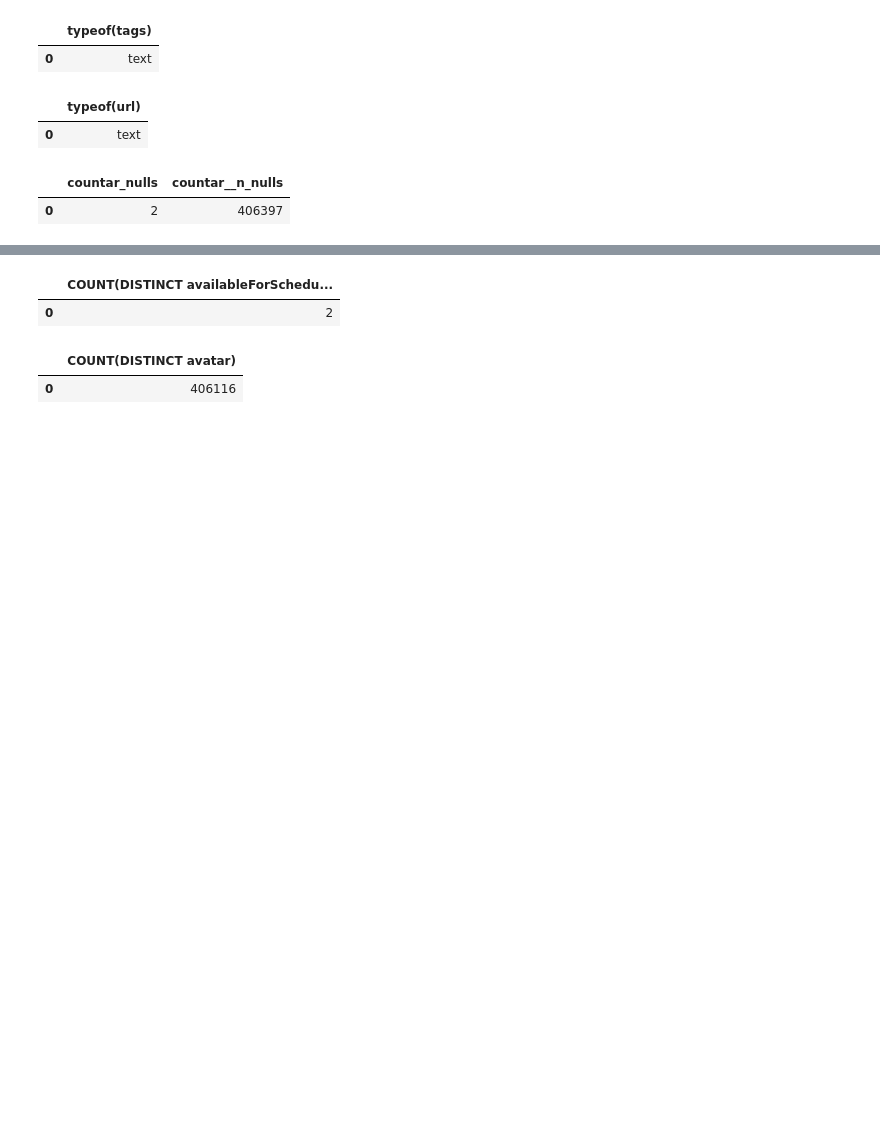
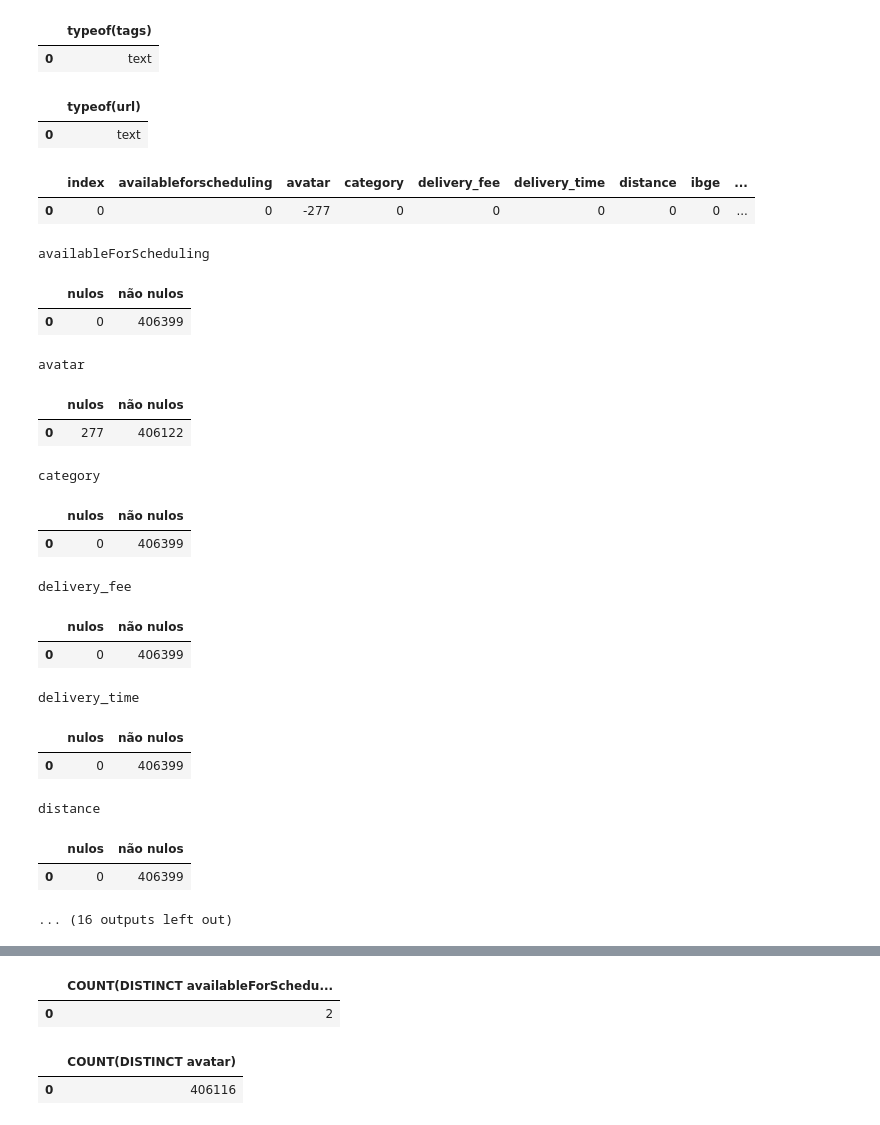
Before and after one commit to LeonardoHBritoo/Querys-Dados-Ifood, a Jupyter notebook: LendoDeArquivo.ipynb, the cells around one changed output, grey strips where cells are left out. Drawn from its saved outputs; the diff is of its cells as text; code cells hidden in the pictures; blank space fills up the shorter version.

```diff
--- a/LendoDeArquivo.ipynb
+++ b/LendoDeArquivo.ipynb
@@ -46,16 +111,57 @@ for i in ifood.columns:
 | 0 | text |
 |  | typeof(url) |
 | 0 | text |
+# %%
+# Contagem de nulos/não nulos
+query = """SELECT
+                count(index)-count(*) as index,
+                count("availableForScheduling")-count(*) as availableForScheduling,
+                count(avatar)-count(*) as avatar,
+                count(category)-count(*) as category,
+                count(delivery_fee)-count(*) as delivery_fee,
+                count(delivery_time)-count(*) as delivery_time,
+                count(distance)-count(*) as distance,
+                count(ibge)-count(*) as ibge,
+                count("minimumOrderValue")-count(*) as minimumOrderValue,
+                count(name)-count(*) as name,
+                count("paymentCodes")-count(*) as paymentCodes,
+                count("price_range")-count(*) as price_range,
+                count(rating)-count(*) as rating,
+                count(tags)-count(*) as tags,
+                count(url)-count(*) as url
+            FROM public.ifood_dados"""
+display(pd.read_sql(query,conexao))
+# %% [output]
+|  | index | availableforscheduling | avatar | category | delivery_fee | delivery_time | distance | ibge | ... |
+| 0 | 0 | 0 | -277 | 0 | 0 | 0 | 0 | 0 | ... |
 # %%
 # Contagem de nulos/não nulos
-ps.sqldf( """
+for i in ifood.columns:
+    print(i)
+    display(ps.sqldf( f"""
                     SELECT
-                        SUM(CASE WHEN paymentCodes IS NULL THEN 1 ELSE 0 END) as countar_nulls
-                        , SUM(CASE WHEN paymentCodes IS NULL THEN 0 ELSE 1 END) as countar__n_nulls
+                        SUM(CASE WHEN {i} IS NULL THEN 1 ELSE 0 END) as nulos
+                        , SUM(CASE WHEN {i} IS NULL THEN 0 ELSE 1 END) as 'não nulos'
                     FROM ifood
                ;"""
-
-)
+    ))
 # %% [output]
+availableForScheduling
-|  | countar_nulls | countar__n_nulls |
-| 0 | 2 | 406397 |
+|  | nulos | não nulos |
+| 0 | 0 | 406399 |
+avatar
+|  | nulos | não nulos |
+| 0 | 277 | 406122 |
+category
+|  | nulos | não nulos |
+| 0 | 0 | 406399 |
+delivery_fee
+|  | nulos | não nulos |
+| 0 | 0 | 406399 |
+delivery_time
+|  | nulos | não nulos |
+| 0 | 0 | 406399 |
+distance
+|  | nulos | não nulos |
+| 0 | 0 | 406399 |
+... (16 outputs left out)
```
Also changed, not shown: parts of 24 cells of this notebook, 2 other files.
